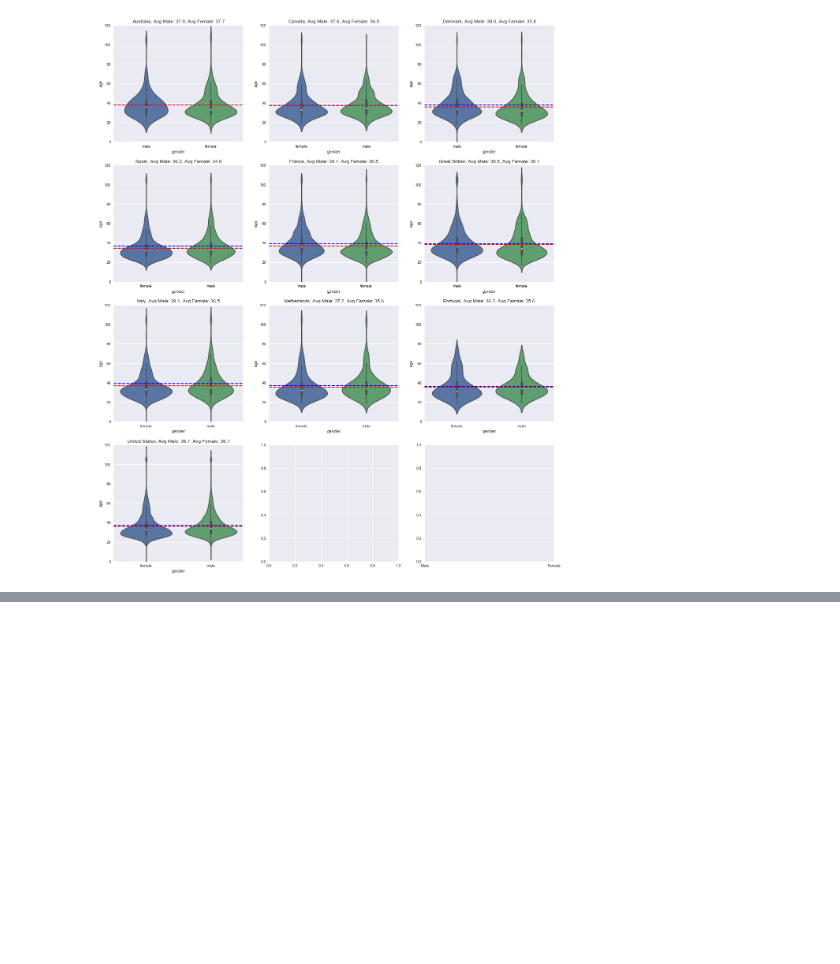
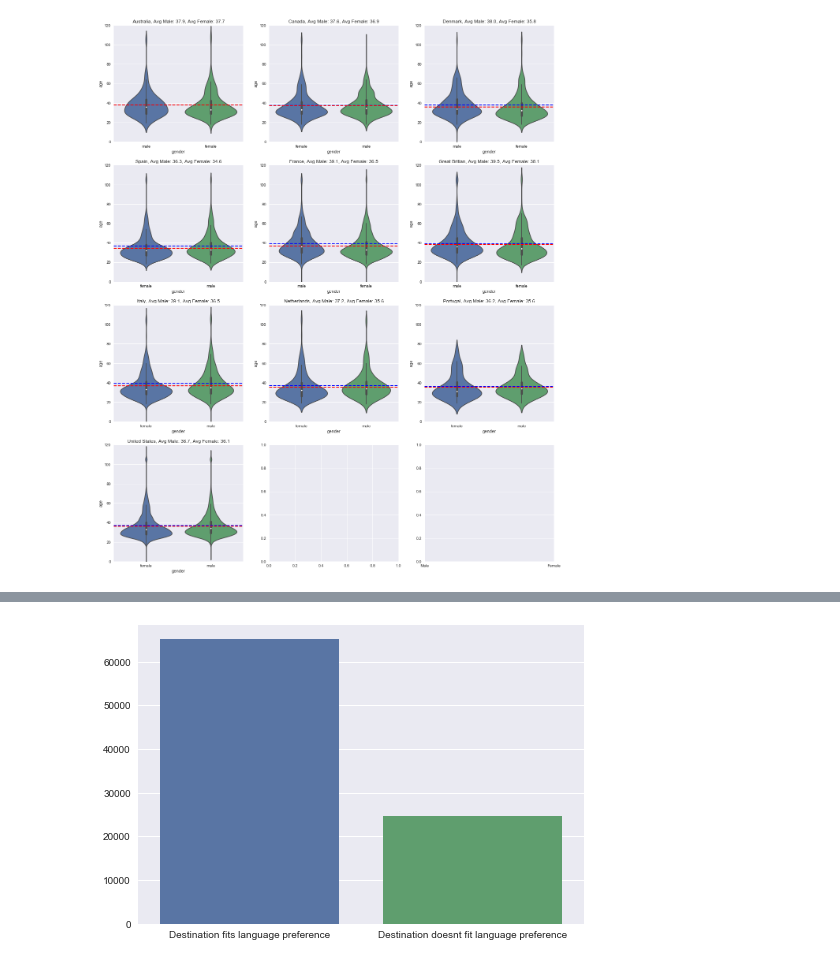
Before and after one commit to TJBANEY/Springboard-Code, a Jupyter notebook: Capstone Data Story.ipynb, the cells around one changed output, grey strips where cells are left out. Cells and saved outputs as stored; diff of their text form; code cells hidden in the pictures; blank space fills up the shorter version.

```diff
--- a/Capstone Data Story.ipynb
+++ b/Capstone Data Story.ipynb
@@ -405,0 +387,32 @@ plt.show()
+# %%
+ucb = pd.read_csv('clean_airbnb.csv')
+ucb = ucb.loc[ucb['country_destination'] != 'NDF']
+
+lang_dict = {'en': 'eng', 'fr': 'fra', 'it': 'ita', 'es': 'spa', 'de': 'deu', 'nl': 'nld', 'pt': 'por'}
+
+def convertLang(row):
+    if row['language'] in lang_dict:
+        return lang_dict[row['language']]
+    else:
+        return row['language']
+
+ucb['language'] = ucb.apply(lambda x: convertLang(x), axis=1)
+
+def langPrefMatch(row):
+    if row['language'] == row['destination_language ']:
+        return 1
+    else:
+        return 0
+
+ucb['lang_match'] = ucb.apply(lambda x: langPrefMatch(x), axis=1)
+# ucb.loc[ucb['language'] == 'spa'][['language', 'destination_language ', 'lang_match']].head(100)
+
+lang_pref_match = ucb.loc[ucb['lang_match'] == 1]['lang_match'].count()
+lang_pref_no_match = ucb.loc[ucb['lang_match'] == 0]['lang_match'].count()
+
+x = ['Destination fits language preference', 'Destination doesnt fit language preference']
+y = [lang_pref_match, lang_pref_no_match]
+sns.barplot(x, y)
+plt.show()
+# %% [output]
+[figure, added]
```
Also changed, not shown: parts of 20 cells of this notebook.
